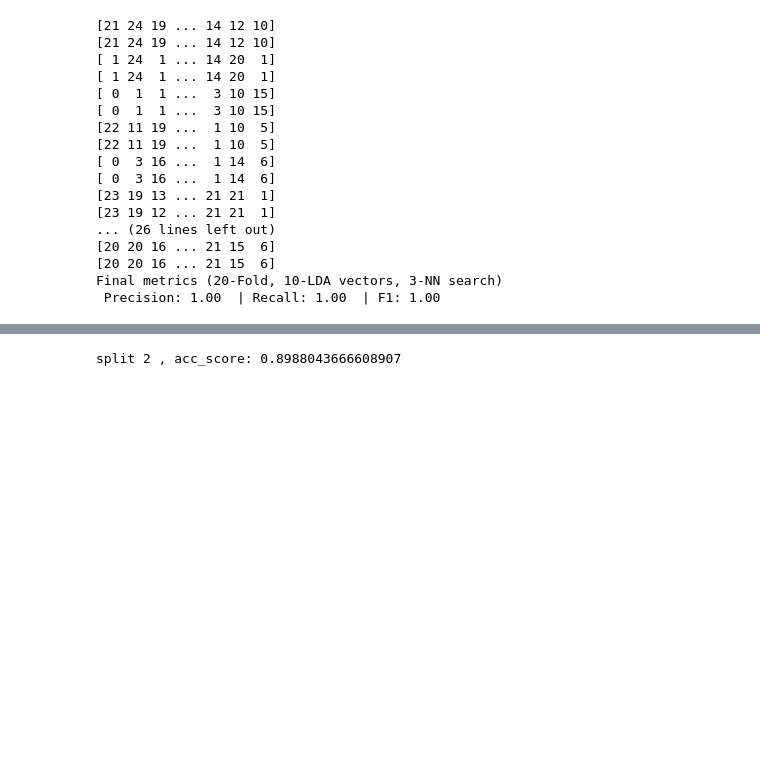
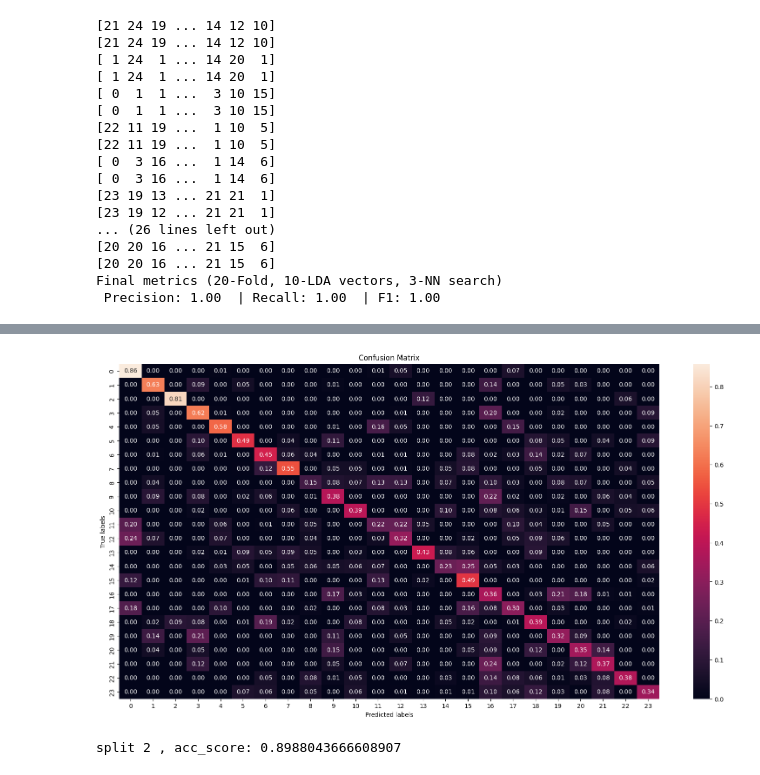
Before and after one commit to Mauricio-Bernuy/P2-IA, a Jupyter notebook: P2IA.ipynb, the cells around one changed output, grey strips where cells are left out. Saved outputs shown, nothing was run; the diff lists cells and outputs as text; code cells hidden in the pictures; blank space fills up the shorter version.

```diff
--- a/P2IA.ipynb
+++ b/P2IA.ipynb
@@ -279,0 +282,79 @@ Final metrics (20-Fold, 5-LDA vectors, 1-NN search)
+# %%
+from xml.etree.ElementInclude import include
+from sklearn.preprocessing import StandardScaler
+from sklearn.model_selection import KFold
+from sklearn.metrics import f1_score, recall_score, precision_score,roc_auc_score
+from sklearn.metrics import classification_report
+import numpy as np
+import itertools
+from sklearn.discriminant_analysis import LinearDiscriminantAnalysis as LDA
+
+
+from sklearn.model_selection import train_test_split
+
+def query_get_expressions(kd_tree, x_list_validation, y_list, k=3):
+  d,i = kd_tree.query(x_list_validation,k)
+  expression_list = y_list[i]
+
+  return d, expression_list.flatten()
+
+def startingKNN(X_, Y_, k_splits_ = 10, n_comps_ = 20, k_ = 3):
+  # kf = KFold(n_splits=k_splits_, random_state=False, shuffle=False)
+
+  df = pd.read_csv("dataset/sign_mnist_train.csv")
+  df
+  from sklearn.preprocessing import StandardScaler
+  x = df.loc[:,  df.columns != "label"].values
+  y = df.loc[:,["label"]].values
+
+  SS = StandardScaler()
+  x = SS.fit_transform(x)
+  x = pd.DataFrame(x)
+
+  lda_model = LDA(n_components=21)
+  lda = lda_model.fit_transform(x,y.ravel())
+  kd_tree = spatial.KDTree(lda)
+
+  df_test = pd.read_csv("dataset/sign_mnist_test.csv")
+  df_test
+
+  x_test = df_test.loc[:,  df_test.columns != "label"].values
+  y_test = df_test.loc[:,["label"]].values
+
+  x_test = SS.transform(x_test)
+  x_test = pd.DataFrame(x_test)
+  x_test
+
+  tf_test = lda_model.transform(x_test)
+
+  y_pred_val = []
+  for x_row in tf_test:
+    # print(x_row)
+    # tf = lda_model.transform([x_row])
+    distances, expressions = query_get_expressions(kd_tree, x_row, y, 6)
+    voted_expression = max(set(expressions), key=lambda x: list(expressions).count(x))
+    y_pred_val.append(voted_expression)
+
+  print(len(y_test))
+  print(len(y_pred_val))
+
+  precision = precision_score(y_test, y_pred_val, average="weighted")
+  recall = recall_score(y_test, y_pred_val, average="weighted")
+  f1 = f1_score(y_test, y_pred_val,  average="weighted")
+# tf_test.shape
+
+  # precision /= k_splits_
+  # recall /= k_splits_
+  # f1 /= k_splits_
+  # AUC /= k_splits_
+
+  print(f"Final metrics ({0}-Fold, {21}-LDA vectors, {6}-NN search)\n",
+  "Precision:", "{:.2f}".format(precision),
+  " | Recall:", "{:.2f}".format(recall),
+  " | F1:", "{:.2f}".format(f1))
+
+  plot_cnf_matrix(y_test, y_pred_val)
+
+
+startingKNN(sign_X, sign_Y, 20, 5, 1)
+# %% [output]
@@ -280,3 +365,4 @@ Final metrics (20-Fold, 5-LDA vectors, 1-NN search)
+[figure, added]
 # %%
 import matplotlib.pyplot as plt
 split = 2
```
Also changed, not shown: parts of 3 cells of this notebook.
